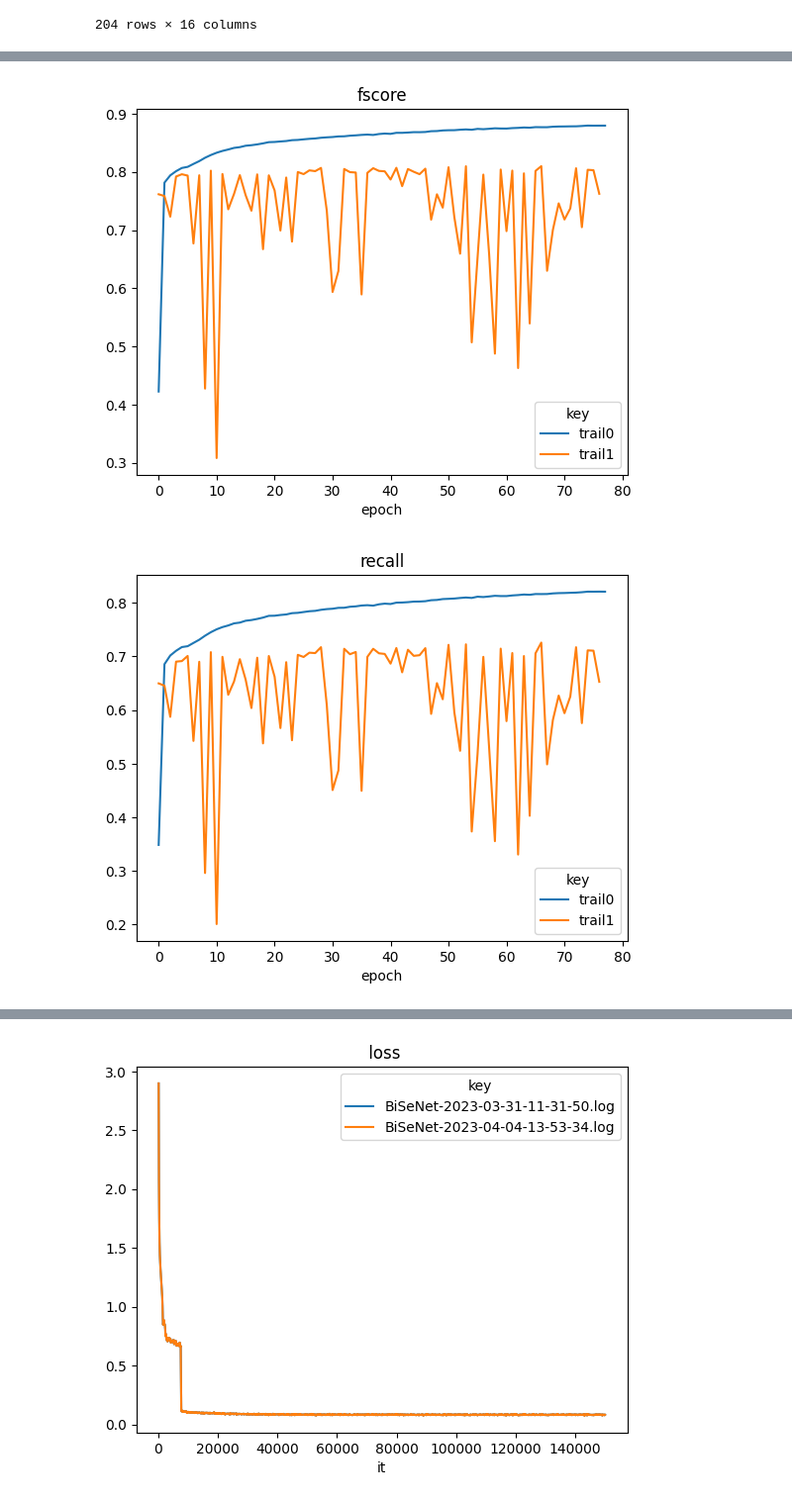
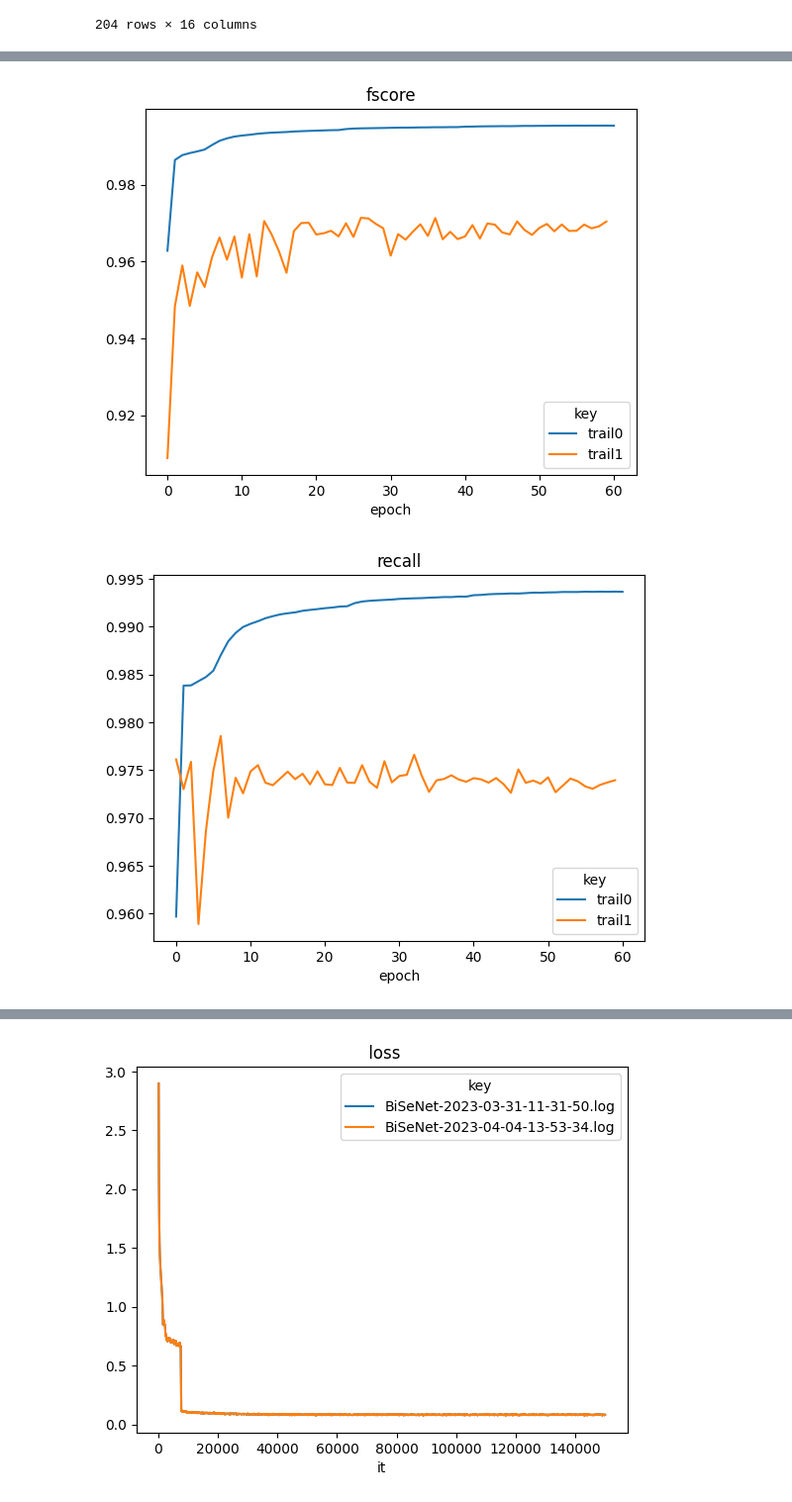
Before and after one commit to dulicui742/segmentation_models.pytorch, a Jupyter notebook: examples/logs_analysis.ipynb, the cells around one changed output, grey strips where cells are left out. Shown at 99% size. Drawn from its saved outputs; the diff is of its cells as text; code cells hidden in the pictures.

```diff
--- a/examples/logs_analysis.ipynb
+++ b/examples/logs_analysis.ipynb
@@ -699,17 +699,22 @@ log_files = [
         ### zhiqiguan
 #     "D:\share\stdc\stdc2_Unet_clip-rotated_logs_0331_163802.json",
 #     "D:\share\efficientnet-b4_Unet_clip_rotated_logs_0329_100345.json",
-    "D:\share\stdc\stdc2_Unet_clip-rotated_logs_0331_163802.json",
+#     "D:\share\stdc\stdc2_Unet_clip-rotated_logs_0331_163802.json",
 #     "D:\share\stdc\log\stdc2_Unet_clip-rotated-16x-customLR1_logs_0418_093532.json", ### zhiqiguan  验证集波动不大
 #     "D:\share\stdc2_Unet_clip-rotated-16x-customLR1_logs_0418_093532.json",
 #     "D:\share\stdc\log\stdc2_Unet_clip-rotated-16x-customLR1_logs_0426_090350.json",
 #     "D:\share\stdc\log\stdc2_MANet_clip-rotated-focalloss_logs_0424_131451.json",
 
+#     "D:\share\stdc\log\\bronchial\\clip-rotated-bce-adam-customLR1-32x-wd0.0001\\logs_0506_172018.json",
+    "D:\share\stdc\log\lung\stdc2_Unet_clip_rotated_logs_0410_183547.json",
+
 
     ## xiaoqiu
 #     "D:\share\stdc\log\sphere\stdc2_Unet_clip_rotated_logs_0407_111627.json",
 #     "D:\share\stdc\log\sphere\stdc2_Unet_clip_rotated-focalloss_logs_0418_150638.json",
-#     "D:\share\stdc\log\sphere\efficientnet-b4_Unet_clip_rotated-focalloss_logs_0421_095419.json"
+#     "D:\share\stdc\log\sphere\efficientnet-b4_Unet_clip_rotated-focalloss_logs_0421_095419.json",
+
+#     "D:\share\stdc\log\sphere\stdc2_Unet_clip-rotated-dice-focal_logs_0506_144122.json",
 
     ]
 
@@ -740,6 +745,6 @@ for idx, df in enumerate(df_list):
 DF = pd.concat(df_epoch_list, keys=ex_keys)
 DFGroup = DF.groupby(['epoch','key'])
 
-for metric in ["bce_loss", "fscore", "recall"]: #, "fscore", "recall", "precision", "accuracy"]: , "focal_loss" "bce_loss
+for metric in ["bce_loss", "fscore", "recall"]: #, "fscore", "recall", "precision", "accuracy"]: , "focal_loss" "bce_loss dice_loss1 + focal_loss
     DFGPlot = DFGroup.sum().unstack('key').plot(kind='line', y=metric, title =metric)
 # %% [output]
@@ -747,5 +752,5 @@ for metric in ["bce_loss", "fscore", "recall"]: #, "fscore", "recall", "precisio
-[figure, old version]
+[figure, new version]
-[figure, old version]
+[figure, new version]
 # %%
 DF
 # %% [output]
```
Also changed, not shown: parts of 2 cells of this notebook, 3 other files.
